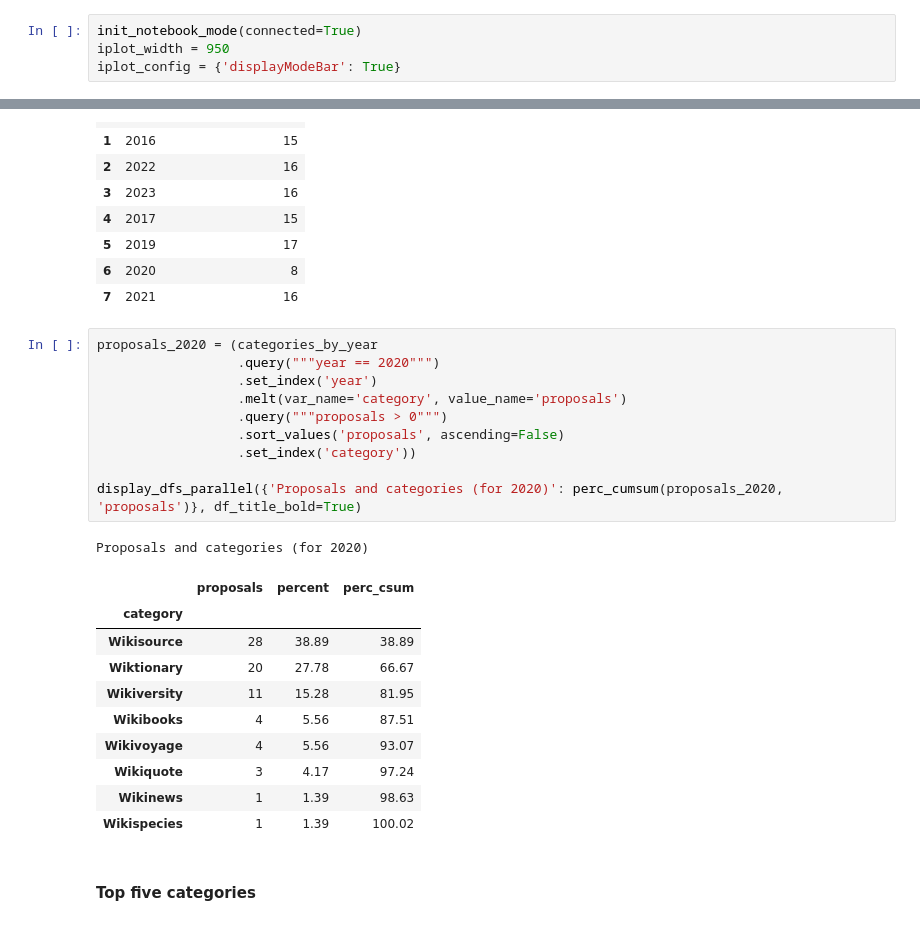
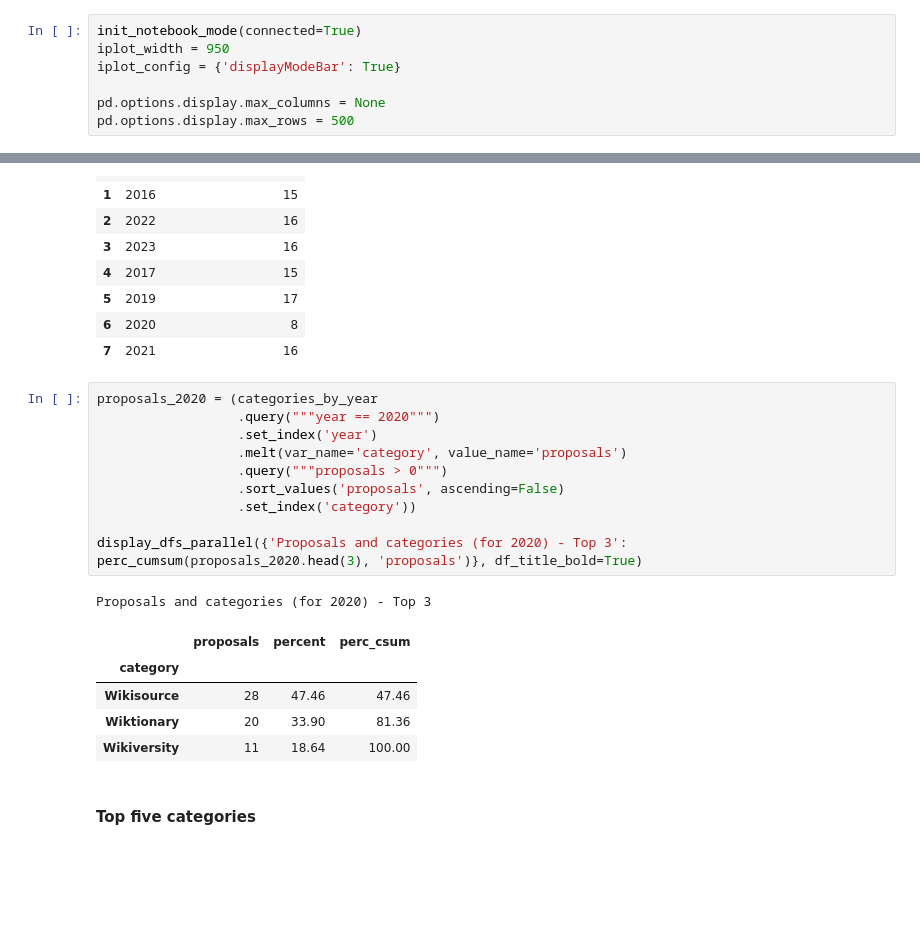
Before and after one commit to wikimedia-research/community-wishlist-historical-metrics-2023, a Jupyter notebook: 04-analysis.ipynb, the cells around one changed output, grey strips where cells are left out. Saved outputs shown, nothing was run; the diff lists cells and outputs as text; blank space fills up the shorter version.

```diff
--- a/04-analysis.ipynb
+++ b/04-analysis.ipynb
@@ -29,6 +27,9 @@ from IPython.display import display_html, display, HTML
 init_notebook_mode(connected=True)
 iplot_width = 950
 iplot_config = {'displayModeBar': True}
+
+pd.options.display.max_columns = None
+pd.options.display.max_rows = 500
 # %%
 # connect to database
 conn = duckdb.connect('secrets/cws_data.db')
@@ -398,25 +399,20 @@ Unique categories by year
 # %%
 proposals_2020 = (categories_by_year
                   .query("""year == 2020""")
                   .set_index('year')
                   .melt(var_name='category', value_name='proposals')
                   .query("""proposals > 0""")
                   .sort_values('proposals', ascending=False)
                   .set_index('category'))
 
-display_dfs_parallel({'Proposals and categories (for 2020)': perc_cumsum(proposals_2020, 'proposals')}, df_title_bold=True)
+display_dfs_parallel({'Proposals and categories (for 2020) - Top 3': perc_cumsum(proposals_2020.head(3), 'proposals')}, df_title_bold=True)
 # %% [output]
-Proposals and categories (for 2020)
+Proposals and categories (for 2020) - Top 3
 |  | proposals | percent | perc_csum |
 | category |  |  |  |
-| Wikisource | 28 | 38.89 | 38.89 |
-| Wiktionary | 20 | 27.78 | 66.67 |
-| Wikiversity | 11 | 15.28 | 81.95 |
-| Wikibooks | 4 | 5.56 | 87.51 |
-| Wikivoyage | 4 | 5.56 | 93.07 |
-| Wikiquote | 3 | 4.17 | 97.24 |
-| Wikinews | 1 | 1.39 | 98.63 |
-| Wikispecies | 1 | 1.39 | 100.02 |
+| Wikisource | 28 | 47.46 | 47.46 |
+| Wiktionary | 20 | 33.90 | 81.36 |
+| Wikiversity | 11 | 18.64 | 100.00 |
 # %% [markdown]
 #### Top five categories
 # %%
```
Also changed, not shown: parts of 12 cells of this notebook.
